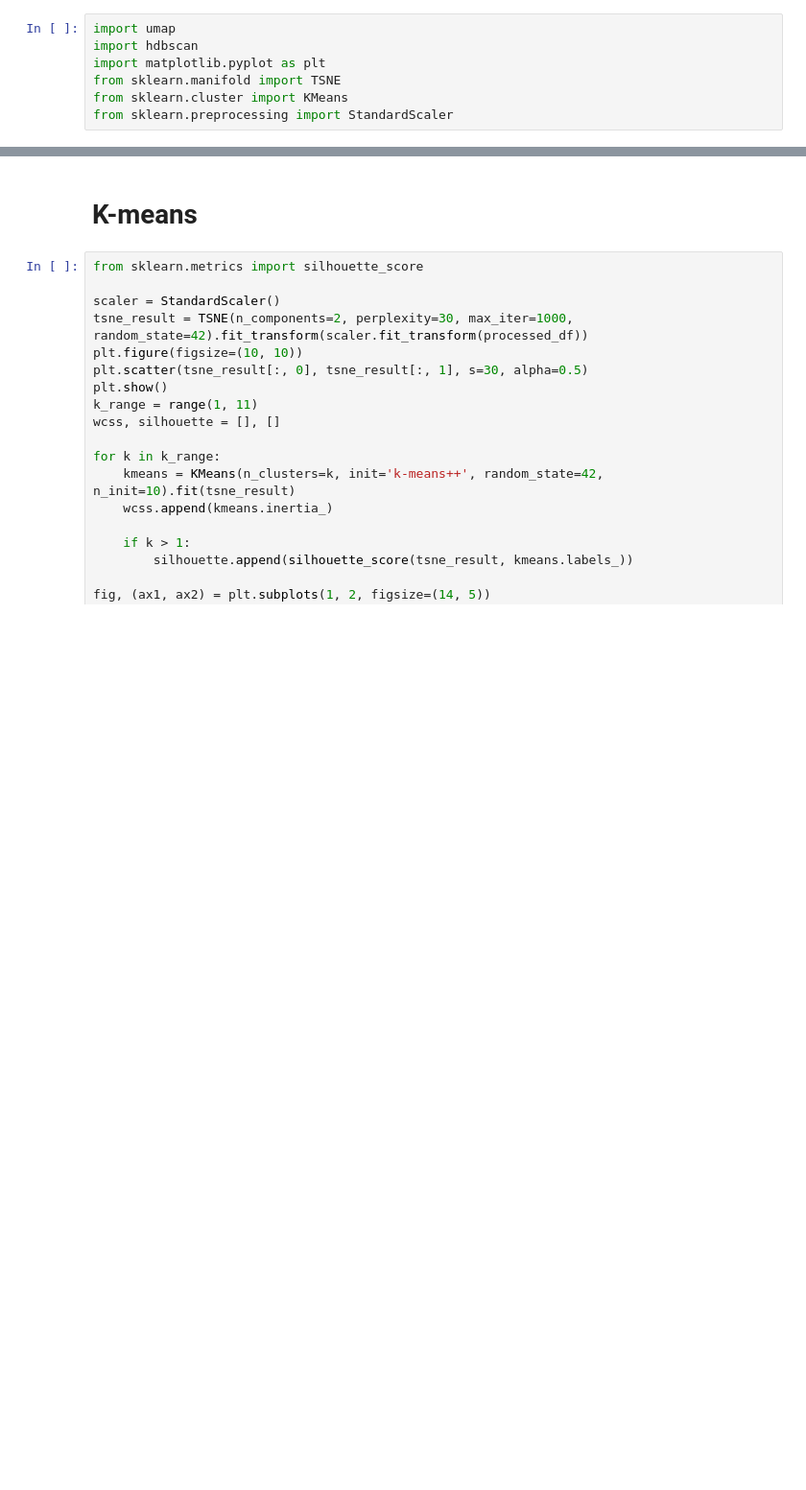
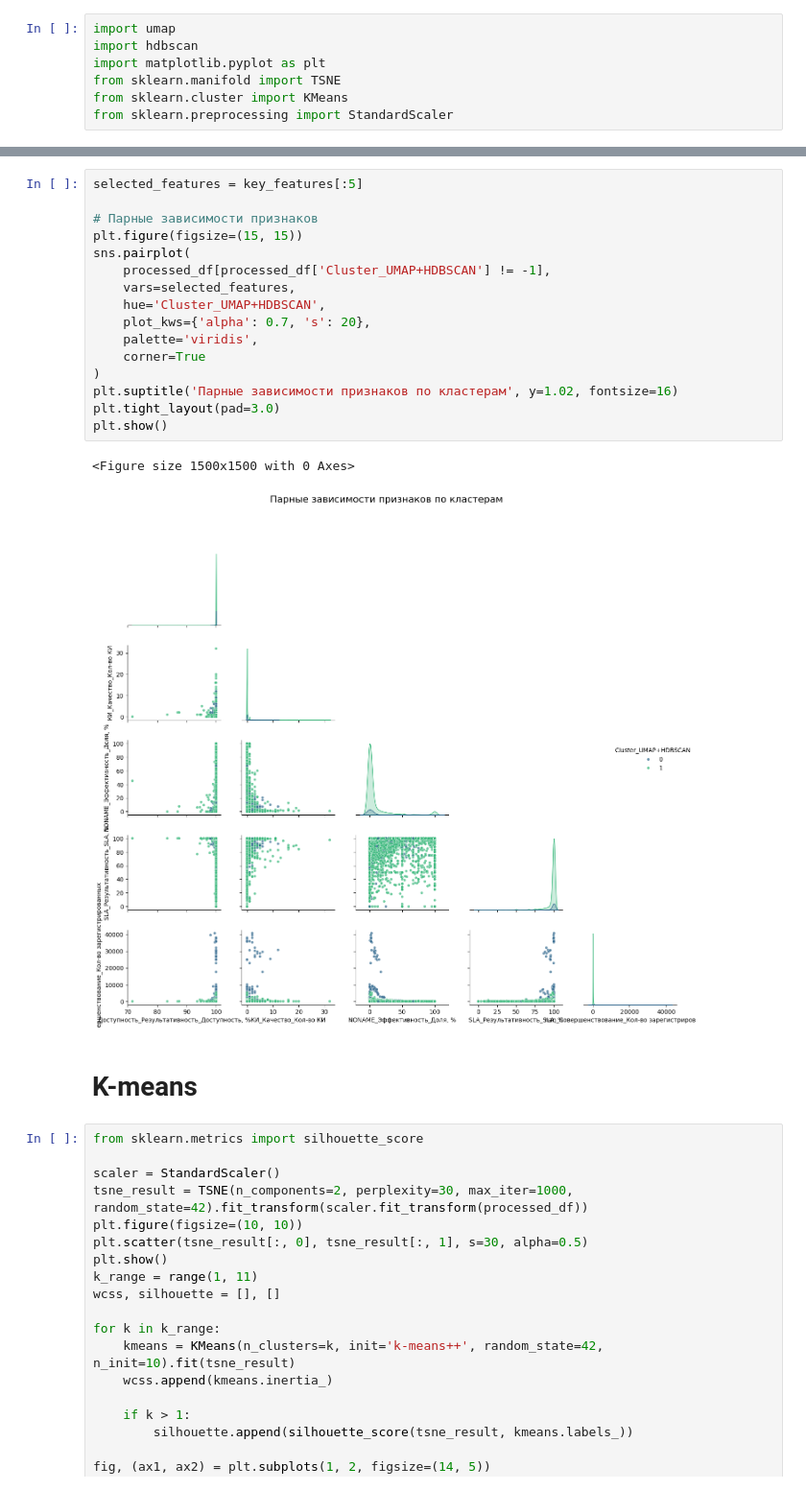
Before and after one commit to MatrosovaRaisa5/work, a Jupyter notebook: work.ipynb, the cells around one changed output, grey strips where cells are left out. Shown at 96% size. Drawn from its saved outputs; the diff is of its cells as text; blank space fills up the shorter version.

```diff
--- a/work.ipynb
+++ b/work.ipynb
@@ -293,3 +363,22 @@ Name: count, dtype: int64
+# %%
+selected_features = key_features[:5]
+
+# Парные зависимости признаков
+plt.figure(figsize=(15, 15))
+sns.pairplot(
+    processed_df[processed_df['Cluster_UMAP+HDBSCAN'] != -1],
+    vars=selected_features,
+    hue='Cluster_UMAP+HDBSCAN',
+    plot_kws={'alpha': 0.7, 's': 20},
+    palette='viridis',
+    corner=True
+)
+plt.suptitle('Парные зависимости признаков по кластерам', y=1.02, fontsize=16)
+plt.tight_layout(pad=3.0)
+plt.show()
+# %% [output]
+<Figure size 1500x1500 with 0 Axes>
+[figure, added]
 # %% [markdown]
 # K-means
 # %%
```
Also changed, not shown: parts of 10 cells of this notebook.
